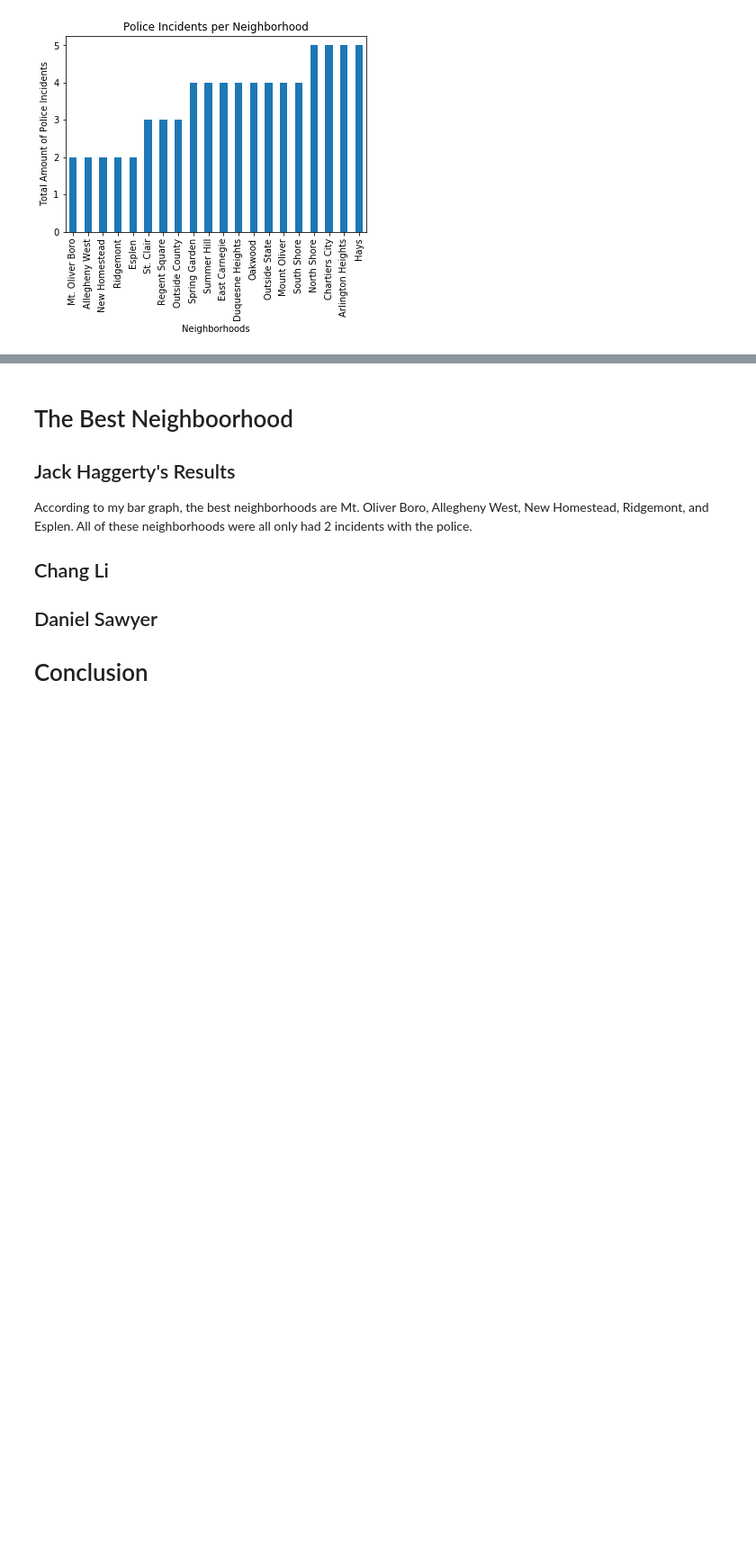
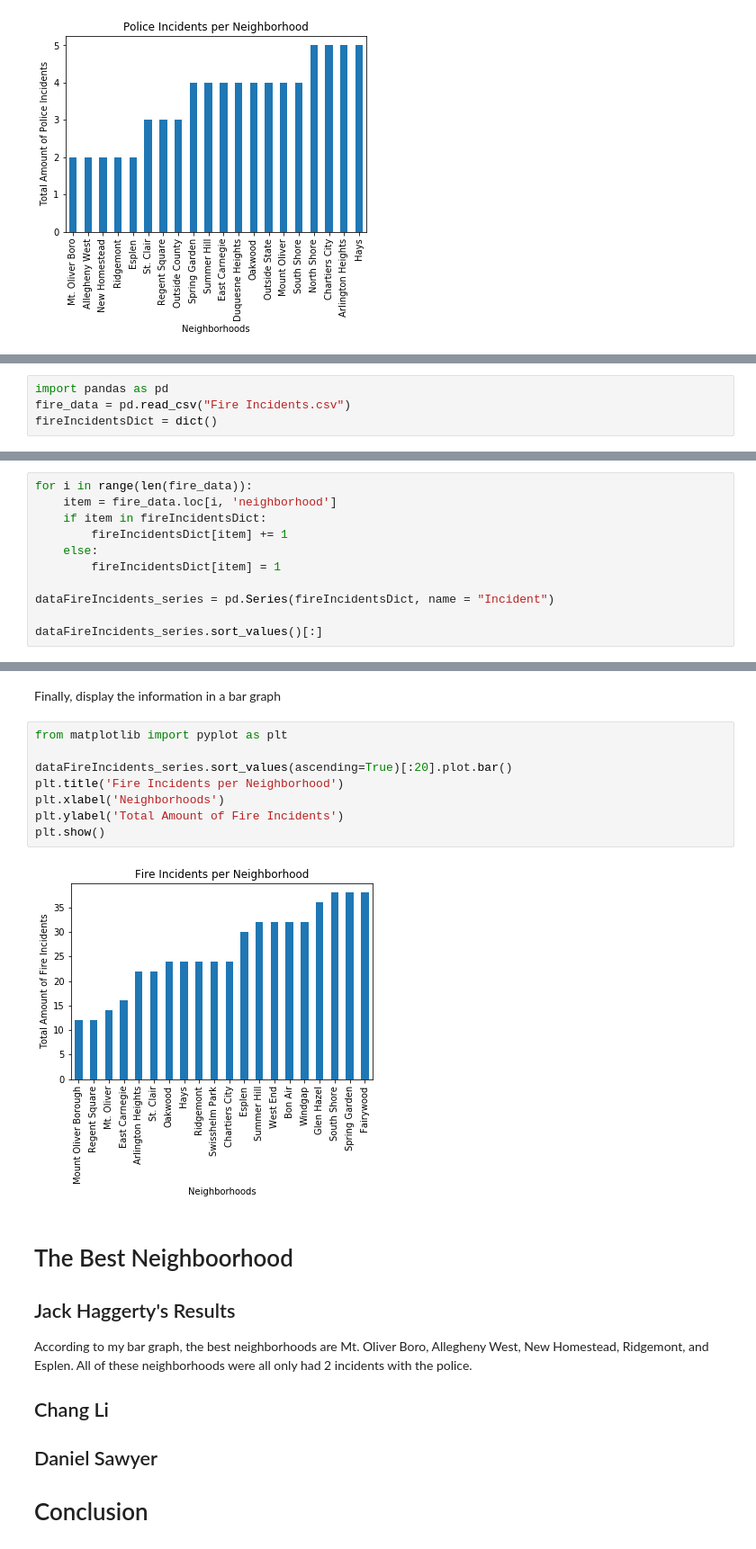
Before and after one commit to JWH59/Big-Ideas-Final-Project, a Jupyter notebook: FinalProjectDoc.ipynb, the cells around one changed output, grey strips where cells are left out. Shown: that part at 90% size. Drawn from its saved outputs; the diff is of its cells as text; blank space fills up the shorter version.

```diff
--- a/FinalProjectDoc.ipynb
+++ b/FinalProjectDoc.ipynb
@@ -74,0 +78,4 @@ plt.show()
+# %%
+import pandas as pd
+fire_data = pd.read_csv("Fire Incidents.csv")
+fireIncidentsDict = dict()
@@ -74,0 +84,11 @@ plt.show()
+# %%
+for i in range(len(fire_data)):
+    item = fire_data.loc[i, 'neighborhood']
+    if item in fireIncidentsDict:
+        fireIncidentsDict[item] += 1
+    else:
+        fireIncidentsDict[item] = 1
+
+dataFireIncidents_series = pd.Series(fireIncidentsDict, name = "Incident")
+
+dataFireIncidents_series.sort_values()[:]
@@ -75,3 +108,15 @@ plt.show()
+# %% [markdown]
+Finally, display the information in a bar graph
+# %%
+from matplotlib import pyplot as plt
+
+dataFireIncidents_series.sort_values(ascending=True)[:20].plot.bar()
+plt.title('Fire Incidents per Neighborhood')
+plt.xlabel('Neighborhoods')
+plt.ylabel('Total Amount of Fire Incidents')
+plt.show()
+# %% [output]
+[figure, added]
 # %% [markdown]
 # The Best Neighboorhood
 
```
Also changed, not shown: parts of 5 cells of this notebook, 2 other files.
